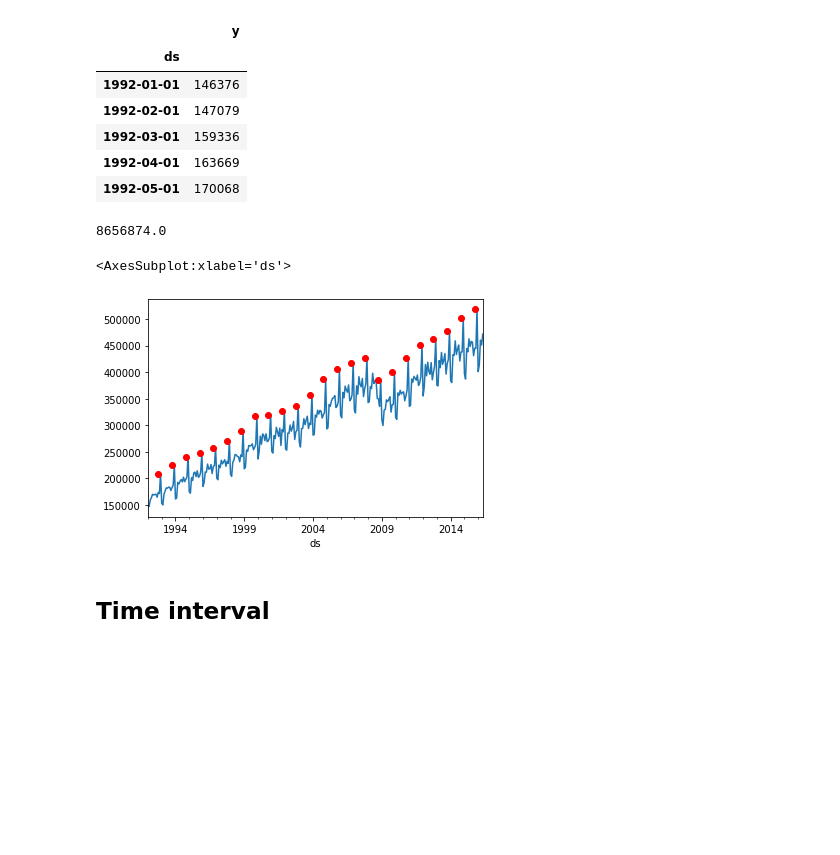
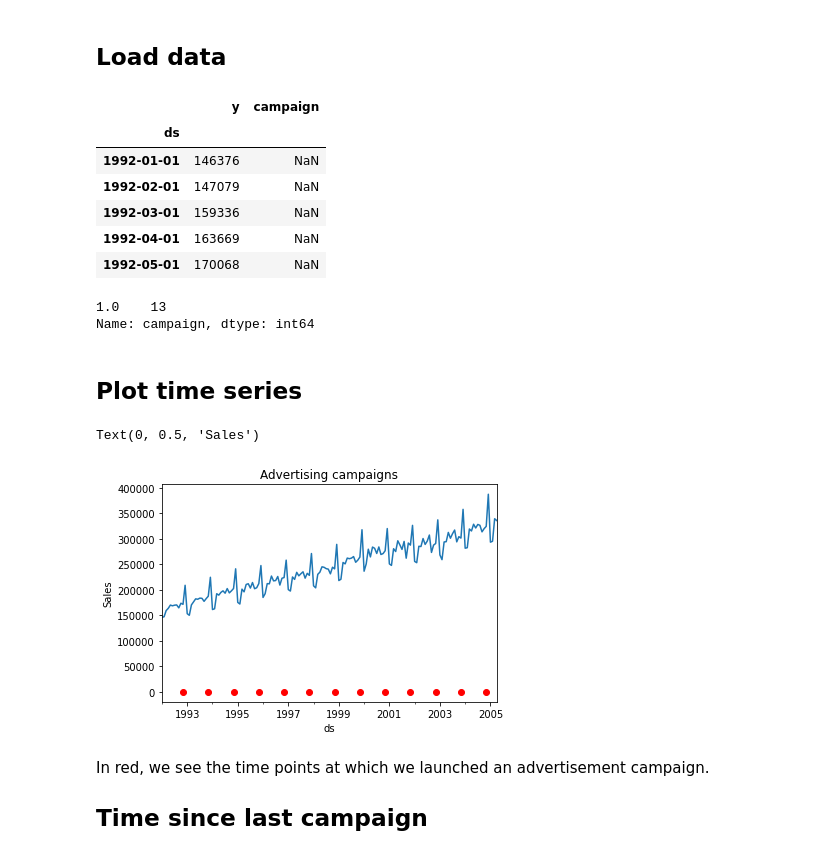
Before and after one commit to trainindata/feature-engineering-for-time-series-forecasting, a Jupyter notebook: 10-Time-Features/05-time-since.ipynb, the cells around one changed output. Cells and saved outputs as stored; diff of their text form; code cells hidden in the pictures; blank space fills up the shorter version.

```diff
--- a/10-Time-Features/05-time-since.ipynb
+++ b/10-Time-Features/05-time-since.ipynb
@@ -16,16 +21,18 @@ from statsmodels.tsa.seasonal import STL
+# %% [markdown]
+## Load data
 # %%
 # Load data
 
-df = pd.read_csv('../Datasets/example_retail_sales.csv',
+df = pd.read_csv('../Datasets/example_retail_sales_with_campaigns.csv',
                  parse_dates=['ds'],
                  index_col=['ds'])
 
 df.head()
 # %% [output]
-|  | y |
-| ds |  |
-| 1992-01-01 | 146376 |
-| 1992-02-01 | 147079 |
-| 1992-03-01 | 159336 |
-| 1992-04-01 | 163669 |
-| 1992-05-01 | 170068 |
+|  | y | campaign |
+| ds |  |  |
+| 1992-01-01 | 146376 | NaN |
+| 1992-02-01 | 147079 | NaN |
+| 1992-03-01 | 159336 | NaN |
+| 1992-04-01 | 163669 | NaN |
+| 1992-05-01 | 170068 | NaN |
@@ -36,18 +39,20 @@ res = STL(df, robust=True,).fit()
-# %%
-df['campaign'] = np.nan
-
-df.loc[df[res.seasonal > 30000].index, 'campaign'] = df.loc[df[res.seasonal > 30000].index, 'y']
-
-df['campaign'].sum()
-# %% [output]
-8656874.0
-# %%
-df['campaign'] = df['campaign'].shift(-2)
+# %%
+df['campaign'].value_counts()
+# %% [output]
+1.0    13
+Name: campaign, dtype: int64
+# %% [markdown]
+## Plot time series
 # %%
 df['y'].plot()
 df['campaign'].plot(marker='o', color='red')
+
+plt.title('Advertising campaigns')
+plt.ylabel('Sales')
 # %% [output]
-<AxesSubplot:xlabel='ds'>
+Text(0, 0.5, 'Sales')
-[figure, old version]
+[figure, new version]
-# %% [markdown]
-## Time interval
+# %% [markdown]
+In red, we see the time points at which we launched an advertisement campaign.
+
+## Time since last campaign
```
Also changed, not shown: parts of 55 cells of this notebook, 1 other file.
